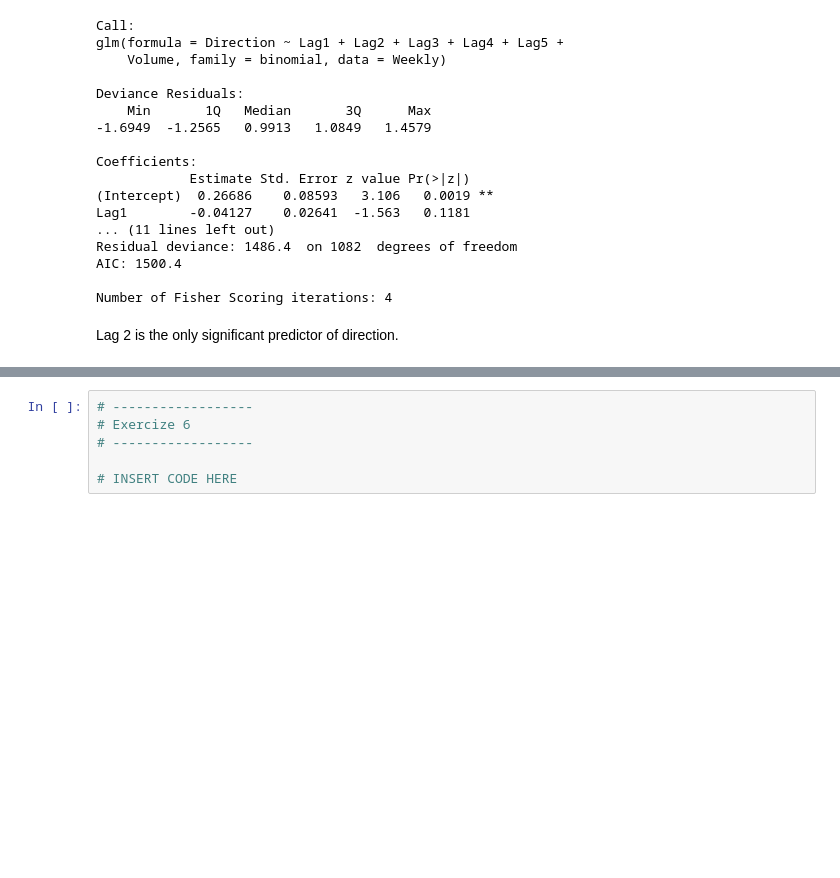
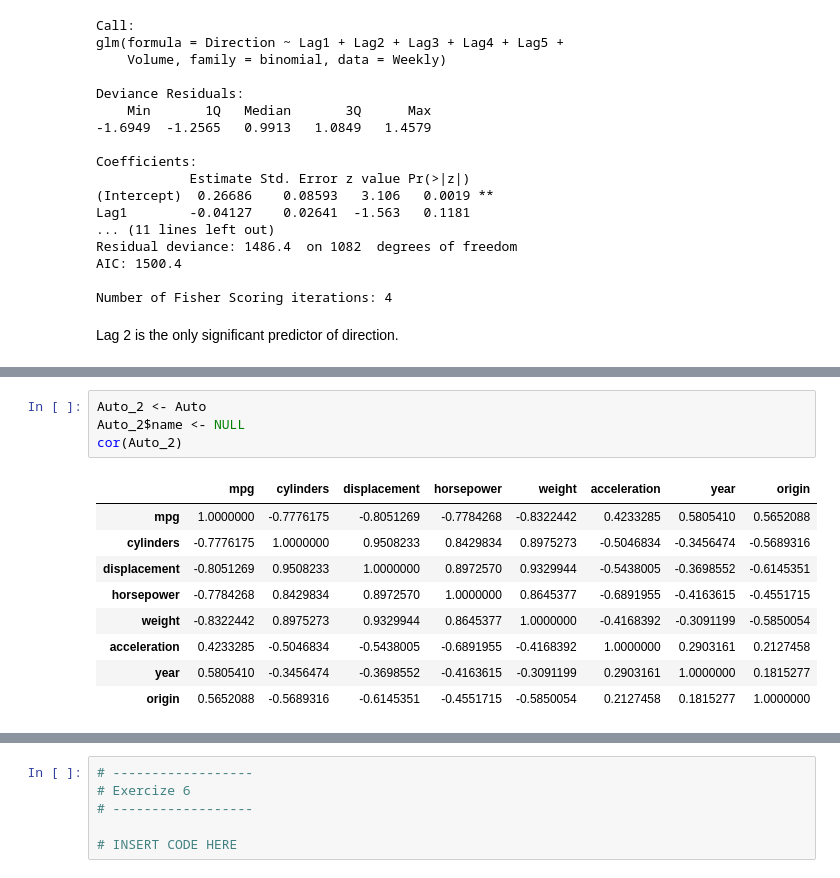
Before and after one commit to AlexSwiderski/Swiderski_DSPN_S18, a Jupyter notebook: Homework4.ipynb, the cells around one changed output, grey strips where cells are left out. Cells and saved outputs as stored; diff of their text form; blank space fills up the shorter version.

```diff
--- a/Homework4.ipynb
+++ b/Homework4.ipynb
@@ -133,0 +208,14 @@ Lag 2 is the only significant predictor of direction.
+# %%
+Auto_2 <- Auto
+Auto_2$name <- NULL
+cor(Auto_2)
+# %% [output]
+|  | mpg | cylinders | displacement | horsepower | weight | acceleration | year | origin |
+| mpg | 1.0000000 | -0.7776175 | -0.8051269 | -0.7784268 | -0.8322442 | 0.4233285 | 0.5805410 | 0.5652088 |
+| cylinders | -0.7776175 | 1.0000000 | 0.9508233 | 0.8429834 | 0.8975273 | -0.5046834 | -0.3456474 | -0.5689316 |
+| displacement | -0.8051269 | 0.9508233 | 1.0000000 | 0.8972570 | 0.9329944 | -0.5438005 | -0.3698552 | -0.6145351 |
+| horsepower | -0.7784268 | 0.8429834 | 0.8972570 | 1.0000000 | 0.8645377 | -0.6891955 | -0.4163615 | -0.4551715 |
+| weight | -0.8322442 | 0.8975273 | 0.9329944 | 0.8645377 | 1.0000000 | -0.4168392 | -0.3091199 | -0.5850054 |
+| acceleration | 0.4233285 | -0.5046834 | -0.5438005 | -0.6891955 | -0.4168392 | 1.0000000 | 0.2903161 | 0.2127458 |
+| year | 0.5805410 | -0.3456474 | -0.3698552 | -0.4163615 | -0.3091199 | 0.2903161 | 1.0000000 | 0.1815277 |
+| origin | 0.5652088 | -0.5689316 | -0.6145351 | -0.4551715 | -0.5850054 | 0.2127458 | 0.1815277 | 1.0000000 |
```
Also changed, not shown: parts of 29 cells of this notebook.
